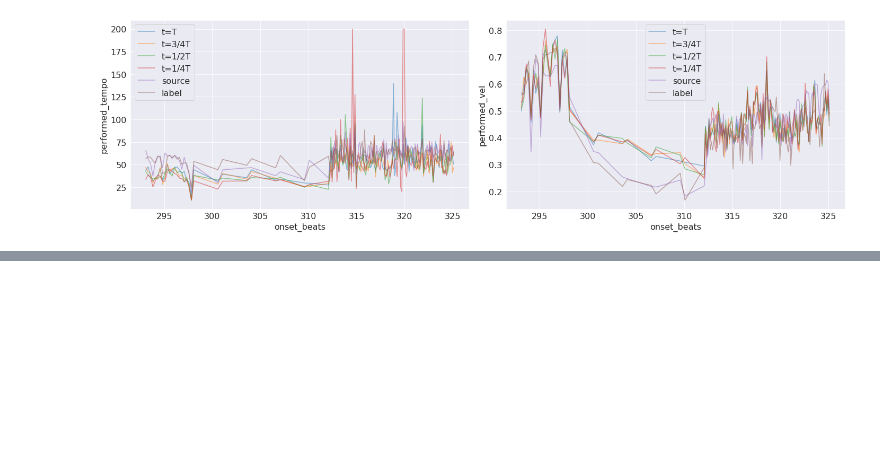
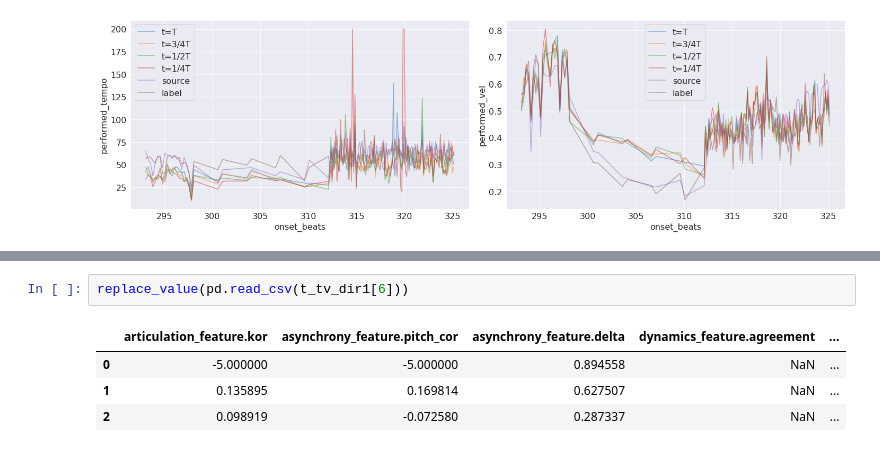
Before and after one commit to annushkalebedev/DExter, a Jupyter notebook: visualization.ipynb, the cells around one changed output, grey strips where cells are left out. Drawn from its saved outputs; the diff is of its cells as text; blank space fills up the shorter version.

```diff
--- a/visualization.ipynb
+++ b/visualization.ipynb
@@ -312,0 +308,7 @@ get_table_mean(t14_tv_dir)
+# %%
+replace_value(pd.read_csv(t_tv_dir1[6]))
+# %% [output]
+|  | articulation_feature.kor | asynchrony_feature.pitch_cor | asynchrony_feature.delta | dynamics_feature.agreement | ... |
+| 0 | -5.000000 | -5.000000 | 0.894558 | NaN | ... |
+| 1 | 0.135895 | 0.169814 | 0.627507 | NaN | ... |
+| 2 | 0.098919 | -0.072580 | 0.287337 | NaN | ... |
```
Also changed, not shown: parts of 22 cells of this notebook, 15 other files.
